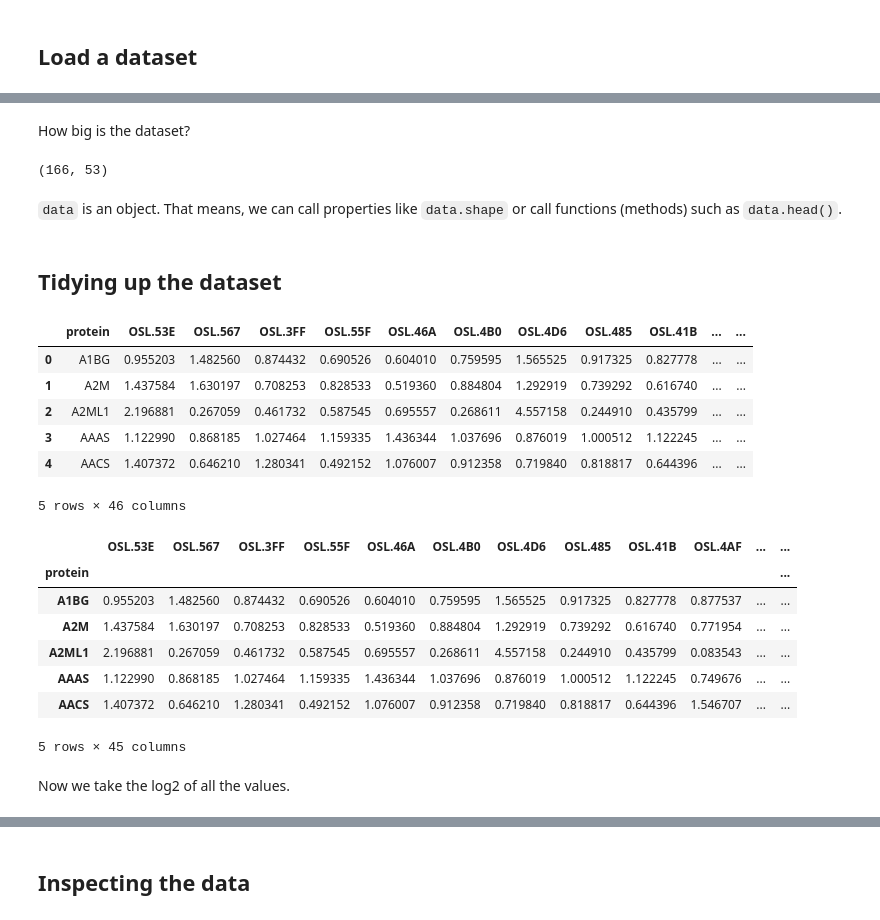
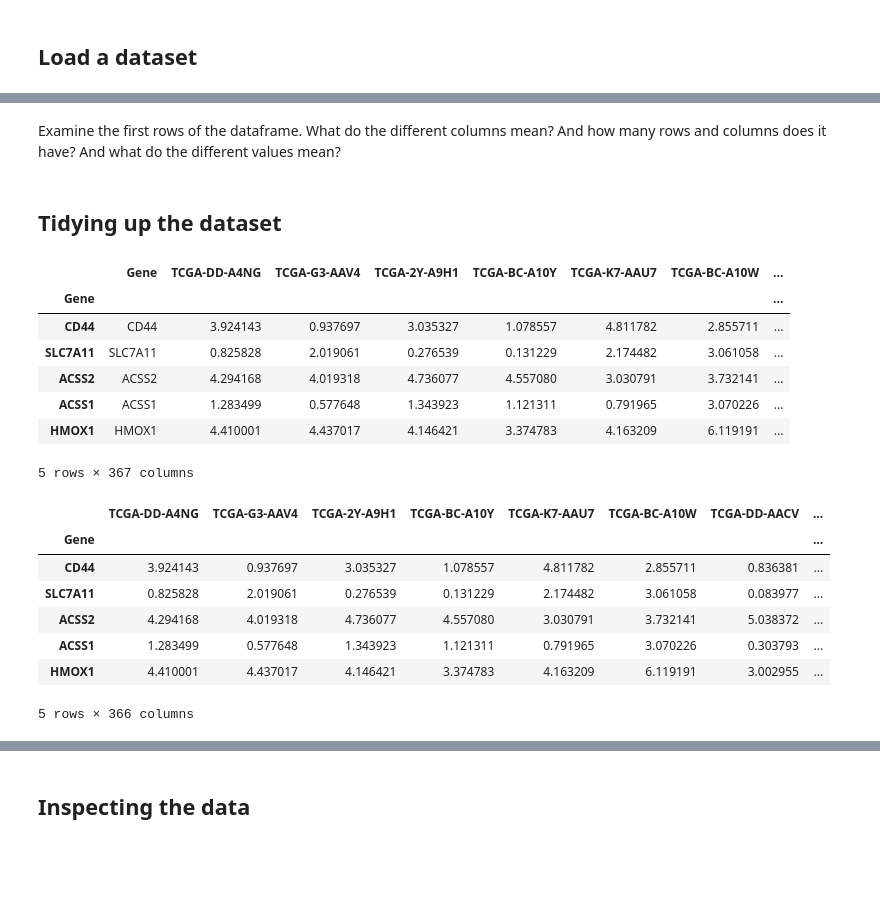
Before and after one commit to researchschool/researchschool, a Jupyter notebook: scripts/03_data_science.ipynb, the cells around one changed output, grey strips where cells are left out. Drawn from its saved outputs; the diff is of its cells as text; code cells hidden in the pictures; blank space fills up the shorter version.

```diff
--- a/scripts/03_data_science.ipynb
+++ b/scripts/03_data_science.ipynb
@@ -77,46 +185,37 @@ What do the columns, rows and values mean?
-# %% [markdown]
-How big is the dataset?
-# %%
-data.shape
-# %% [output]
-(166, 53)
-# %% [markdown]
-`data` is an object. That means, we can call properties like `data.shape` or call functions (methods) such as `data.head()`.
+# %% [markdown]
+Examine the first rows of the dataframe. What do the different columns mean? And how many rows and columns does it have? And what do the different values mean?
 # %% [markdown]
 ## Tidying up the dataset
 # %%
-# get rid of string values in the dataset
+# Assign gene names as the names of the rows
+data.index=data['Gene']
 
 # remove the descriptions
-data_no_desc = data.drop(columns="description")
+data_no_desc = data.drop(columns=['Description', 'Biological_process','Subcellular_location'])
 data_no_desc.head()
 # %% [output]
-|  | protein | OSL.53E | OSL.567 | OSL.3FF | OSL.55F | OSL.46A | OSL.4B0 | OSL.4D6 | OSL.485 | OSL.41B | ... | ... |
-| 0 | A1BG | 0.955203 | 1.482560 | 0.874432 | 0.690526 | 0.604010 | 0.759595 | 1.565525 | 0.917325 | 0.827778 | ... | ... |
-| 1 | A2M | 1.437584 | 1.630197 | 0.708253 | 0.828533 | 0.519360 | 0.884804 | 1.292919 | 0.739292 | 0.616740 | ... | ... |
-| 2 | A2ML1 | 2.196881 | 0.267059 | 0.461732 | 0.587545 | 0.695557 | 0.268611 | 4.557158 | 0.244910 | 0.435799 | ... | ... |
-| 3 | AAAS | 1.122990 | 0.868185 | 1.027464 | 1.159335 | 1.436344 | 1.037696 | 0.876019 | 1.000512 | 1.122245 | ... | ... |
-| 4 | AACS | 1.407372 | 0.646210 | 1.280341 | 0.492152 | 1.076007 | 0.912358 | 0.719840 | 0.818817 | 0.644396 | ... | ... |
+|  | Gene | TCGA-DD-A4NG | TCGA-G3-AAV4 | TCGA-2Y-A9H1 | TCGA-BC-A10Y | TCGA-K7-AAU7 | TCGA-BC-A10W | ... |
+| Gene |  |  |  |  |  |  |  | ... |
+| CD44 | CD44 | 3.924143 | 0.937697 | 3.035327 | 1.078557 | 4.811782 | 2.855711 | ... |
+| SLC7A11 | SLC7A11 | 0.825828 | 2.019061 | 0.276539 | 0.131229 | 2.174482 | 3.061058 | ... |
+| ACSS2 | ACSS2 | 4.294168 | 4.019318 | 4.736077 | 4.557080 | 3.030791 | 3.732141 | ... |
+| ACSS1 | ACSS1 | 1.283499 | 0.577648 | 1.343923 | 1.121311 | 0.791965 | 3.070226 | ... |
+| HMOX1 | HMOX1 | 4.410001 | 4.437017 | 4.146421 | 3.374783 | 4.163209 | 6.119191 | ... |
-5 rows × 46 columns
+5 rows × 367 columns
 # %%
-# assign the protein name as row name
-data_no_desc.index = data_no_desc["protein"]
-
 # show the new row names
 data_no_desc.index
 
 # delete the protein column
-data_no_desc_prot = data_no_desc.drop(columns="protein")
+data_values = data_no_desc.drop(columns="Gene")
 
-data_no_desc_prot.head()
+data_values.head()
 # %% [output]
-|  | OSL.53E | OSL.567 | OSL.3FF | OSL.55F | OSL.46A | OSL.4B0 | OSL.4D6 | OSL.485 | OSL.41B | OSL.4AF | ... | ... |
-| protein |  |  |  |  |  |  |  |  |  |  |  | ... |
-| A1BG | 0.955203 | 1.482560 | 0.874432 | 0.690526 | 0.604010 | 0.759595 | 1.565525 | 0.917325 | 0.827778 | 0.877537 | ... | ... |
-| A2M | 1.437584 | 1.630197 | 0.708253 | 0.828533 | 0.519360 | 0.884804 | 1.292919 | 0.739292 | 0.616740 | 0.771954 | ... | ... |
-| A2ML1 | 2.196881 | 0.267059 | 0.461732 | 0.587545 | 0.695557 | 0.268611 | 4.557158 | 0.244910 | 0.435799 | 0.083543 | ... | ... |
-| AAAS | 1.122990 | 0.868185 | 1.027464 | 1.159335 | 1.436344 | 1.037696 | 0.876019 | 1.000512 | 1.122245 | 0.749676 | ... | ... |
-| AACS | 1.407372 | 0.646210 | 1.280341 | 0.492152 | 1.076007 | 0.912358 | 0.719840 | 0.818817 | 0.644396 | 1.546707 | ... | ... |
+|  | TCGA-DD-A4NG | TCGA-G3-AAV4 | TCGA-2Y-A9H1 | TCGA-BC-A10Y | TCGA-K7-AAU7 | TCGA-BC-A10W | TCGA-DD-AACV | ... |
+| Gene |  |  |  |  |  |  |  | ... |
+| CD44 | 3.924143 | 0.937697 | 3.035327 | 1.078557 | 4.811782 | 2.855711 | 0.836381 | ... |
+| SLC7A11 | 0.825828 | 2.019061 | 0.276539 | 0.131229 | 2.174482 | 3.061058 | 0.083977 | ... |
+| ACSS2 | 4.294168 | 4.019318 | 4.736077 | 4.557080 | 3.030791 | 3.732141 | 5.038372 | ... |
+| ACSS1 | 1.283499 | 0.577648 | 1.343923 | 1.121311 | 0.791965 | 3.070226 | 0.303793 | ... |
+| HMOX1 | 4.410001 | 4.437017 | 4.146421 | 3.374783 | 4.163209 | 6.119191 | 3.002955 | ... |
-5 rows × 45 columns
+5 rows × 366 columns
-# %% [markdown]
-Now we take the log2 of all the values.
```
Also changed, not shown: parts of 59 cells of this notebook, 2 other files.
